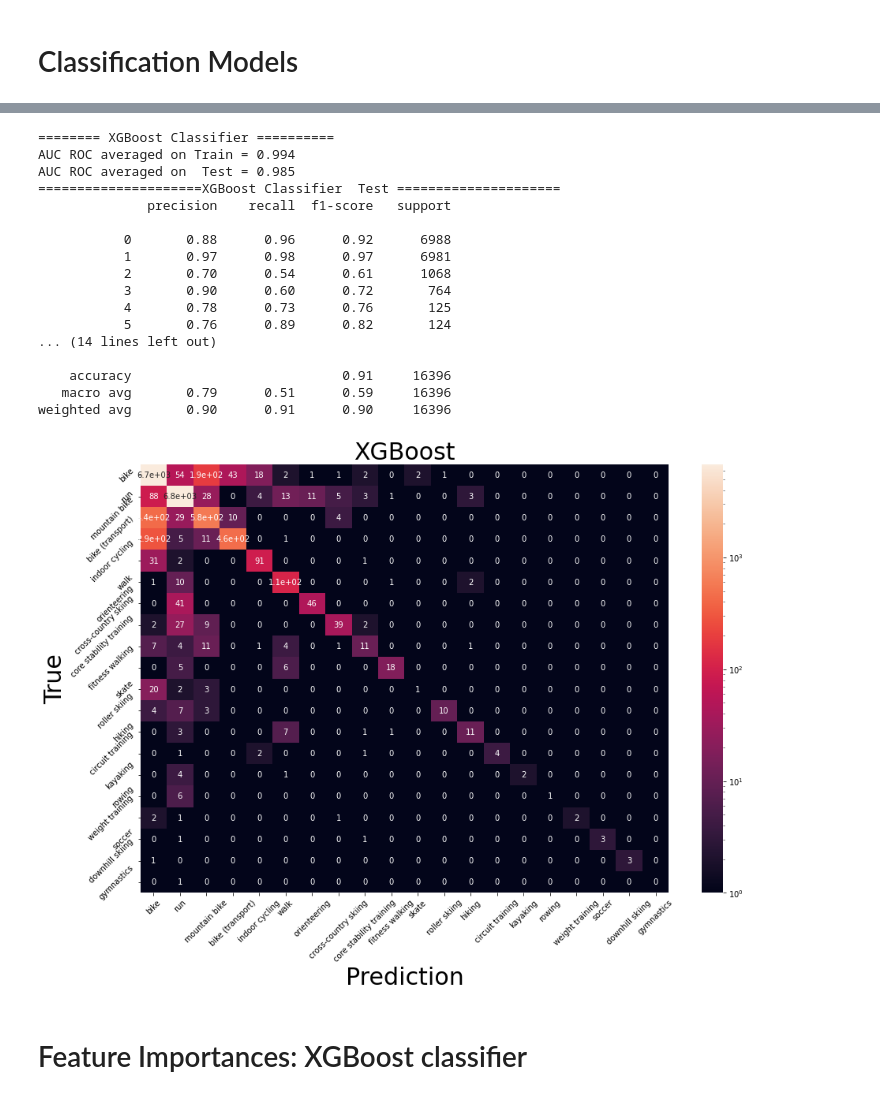
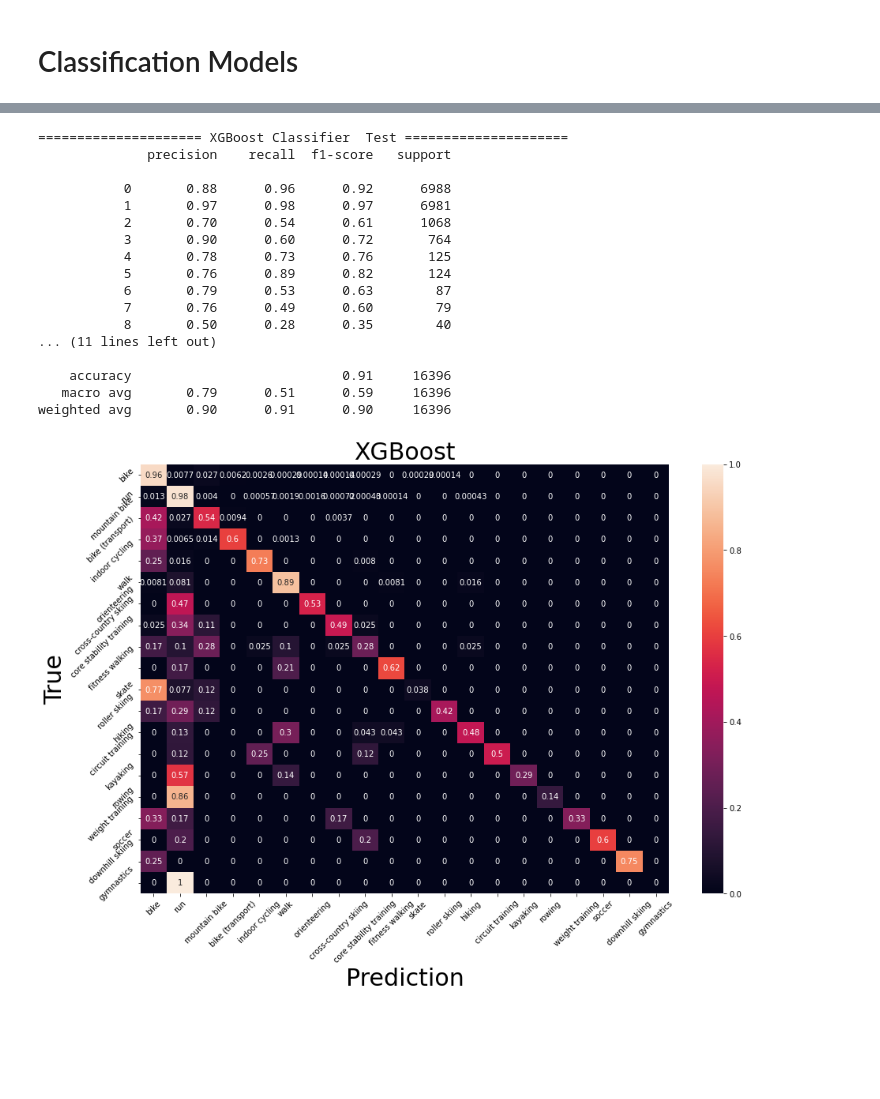
Before and after one commit to wangjing0/RS, a Jupyter notebook: TeamD_classification_modeling.ipynb, the cells around one changed output, grey strips where cells are left out. Cells and saved outputs as stored; diff of their text form; code cells hidden in the pictures; blank space fills up the shorter version.

```diff
--- a/TeamD_classification_modeling.ipynb
+++ b/TeamD_classification_modeling.ipynb
@@ -379,21 +390,20 @@ y_test_pred_xgbc = search.predict(test_raw[features])
 y_train_pred_proba_xgbc = search.predict_proba(train_raw[features])
 y_test_pred_proba_xgbc = search.predict_proba(test_raw[features])
 
+'''
 print('\033[91m' + '======== XGBoost Classifier ==========')
 ruc_train = roc_auc_score(y_train, y_train_pred_proba_xgbc, average='weighted', multi_class='ovr')
 ruc_test = roc_auc_score(y_test, y_test_pred_proba_xgbc, average='weighted', multi_class='ovr')
 print(f'AUC ROC averaged on Train ={ruc_train: .3f}')
 print(f'AUC ROC averaged on  Test ={ruc_test: .3f}')
 
-#print('=====================XGBClassifier Train =====================')
-#print(classification_report(y_train,y_train_pred_xgbc))
-print('\033[90m' +'=====================XGBoost Classifier  Test =====================')
+print('=====================XGBClassifier Train =====================')
+print(classification_report(y_train,y_train_pred_xgbc))
+'''
+print('\033[90m' +'===================== XGBoost Classifier  Test =====================')
 print(classification_report(y_test,y_test_pred_xgbc))
 # %% [output]
-======== XGBoost Classifier ==========
-AUC ROC averaged on Train = 0.994
-AUC ROC averaged on  Test = 0.985
-=====================XGBoost Classifier  Test =====================
+===================== XGBoost Classifier  Test =====================
               precision    recall  f1-score   support
 
            0       0.88      0.96      0.92      6988
@@ -402,20 +412,21 @@ AUC ROC averaged on  Test = 0.985
            3       0.90      0.60      0.72       764
            4       0.78      0.73      0.76       125
            5       0.76      0.89      0.82       124
-... (14 lines left out)
+           6       0.79      0.53      0.63        87
+           7       0.76      0.49      0.60        79
+           8       0.50      0.28      0.35        40
+... (11 lines left out)
 
     accuracy                           0.91     16396
    macro avg       0.79      0.51      0.59     16396
 weighted avg       0.90      0.91      0.90     16396
 # %%
-cm_xgbc = confusion_matrix(y_test, y_test_pred_xgbc)
+cm_xgbc = confusion_matrix(y_test, y_test_pred_xgbc,normalize='true')
 fig, ax = plt.subplots(figsize=(15,10))
-sns.heatmap(cm_xgbc, annot=True, norm=LogNorm(vmin=1.0, clip=True), ax=ax); # heatmap in log scale
+sns.heatmap(cm_xgbc, annot=True,  ax=ax); # heatmap in log scale
 ax.set_xticklabels(LE.sports, rotation=45)
 ax.set_yticklabels(LE.sports, rotation=45)
 plt.title('XGBoost',fontsize=30)
 plt.xlabel('Prediction', fontsize=30), plt.ylabel('True', fontsize=30);
 # %% [output]
-[figure, old version]
+[figure, new version]
-# %% [markdown]
-# Feature Importances: XGBoost classifier
```
Also changed, not shown: parts of 41 cells of this notebook, 1 other file.
